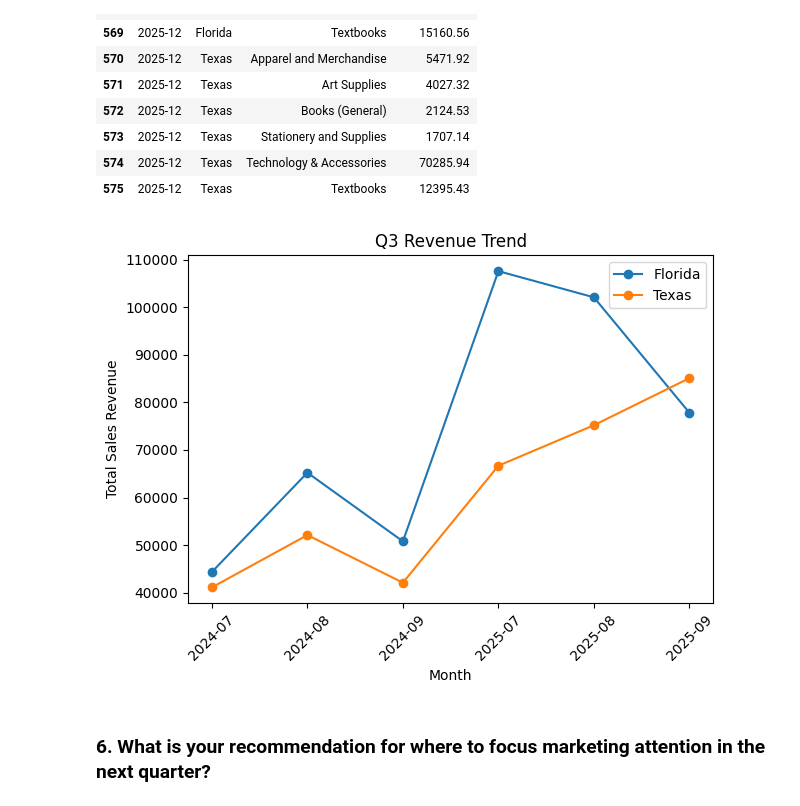
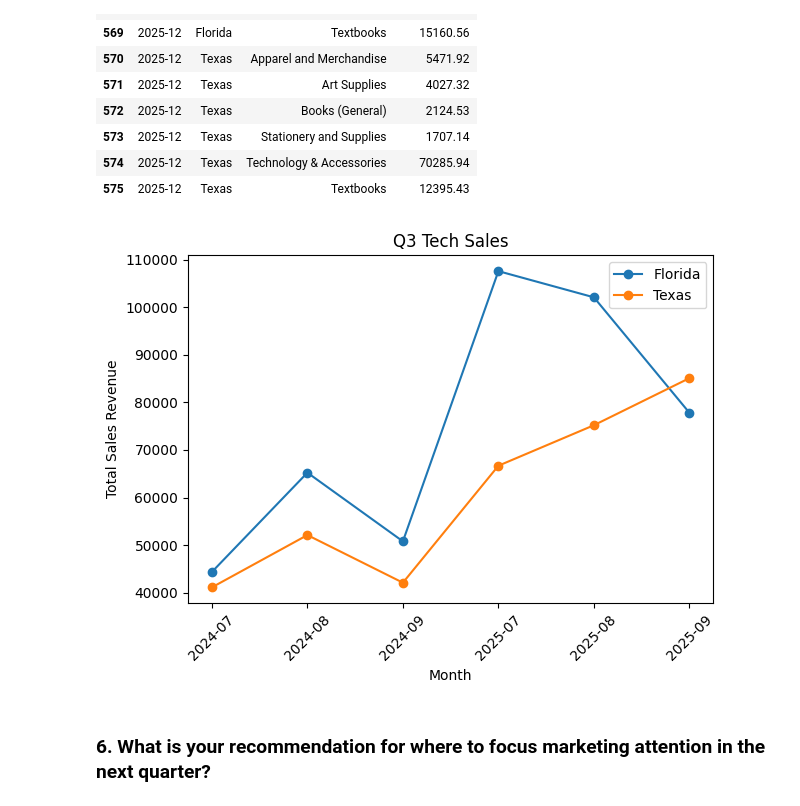
Before and after one commit to Samnola/Capstone_2, a Jupyter notebook: Martinez_sales_analysis.ipynb, the cells around one changed output. Cells and saved outputs as stored; diff of their text form; code cells hidden in the pictures.

```diff
--- a/Martinez_sales_analysis.ipynb
+++ b/Martinez_sales_analysis.ipynb
@@ -426,35 +426,35 @@ q3_data = q3_data[q3_data['Category'] == 'Technology & Accessories']
 fl_data = q3_data[q3_data['State'] == 'Florida']
 tx_data = q3_data[q3_data['State'] == 'Texas']
 
 
 # plot both states on the same chart to compare how revenue behaves across Q3
 # using only two lines keeps the chart simple and easy to read
 plt.plot(fl_data['Month'].astype(str), fl_data['Sale Amount'], marker='o', label='Florida')
 plt.plot(tx_data['Month'].astype(str), tx_data['Sale Amount'], marker='o', label='Texas')
 
 
 # add title and labels so it's clear what the chart is showing
-plt.title('Q3 Revenue Trend')
+plt.title('Q3 Tech Sales')
 plt.xlabel('Month')
 plt.ylabel('Total Sales Revenue')
 
 
 # rotate labels so they don't overlap and are easier to read
 plt.xticks(rotation=45)
 
 
 # show which line represents each state
 plt.legend()
 
 
 # adjust spacing so everything fits nicely on the chart
 plt.tight_layout()
 
 
 # display the final chart
 plt.show()
 # %% [output]
-[figure, old version]
+[figure, new version]
 # %% [markdown]
 ### 6. What is your recommendation for where to focus marketing attention in the next quarter?
 # %% [markdown]
```
